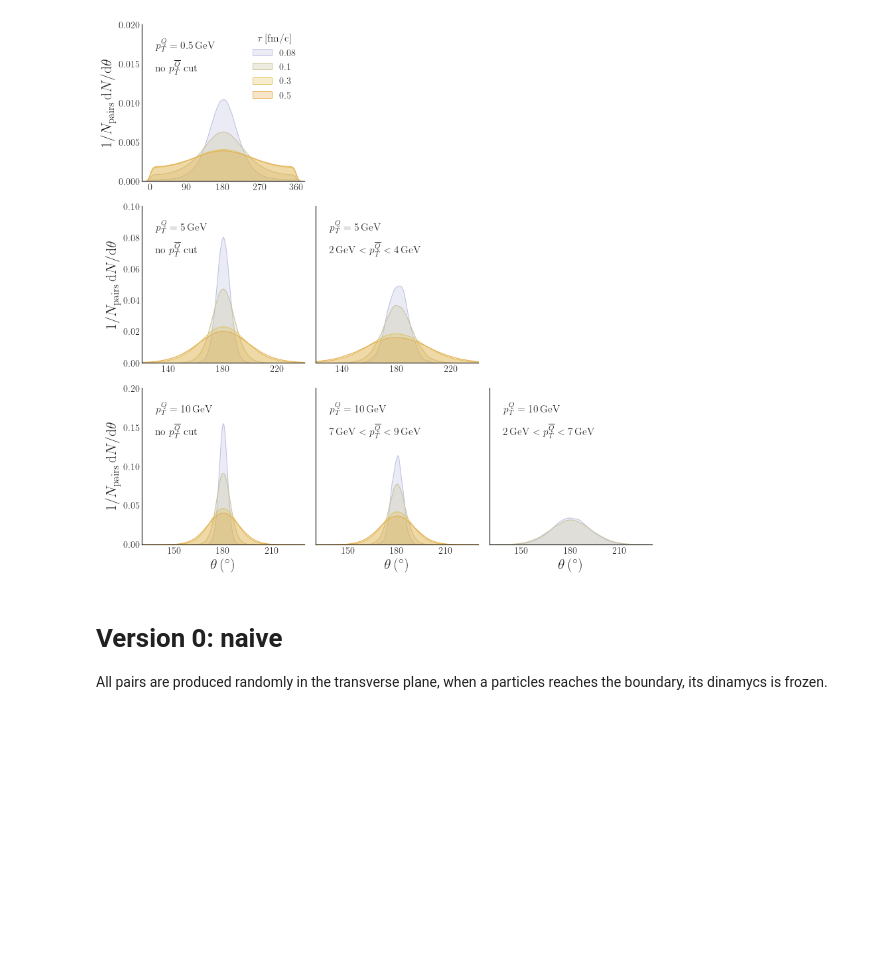
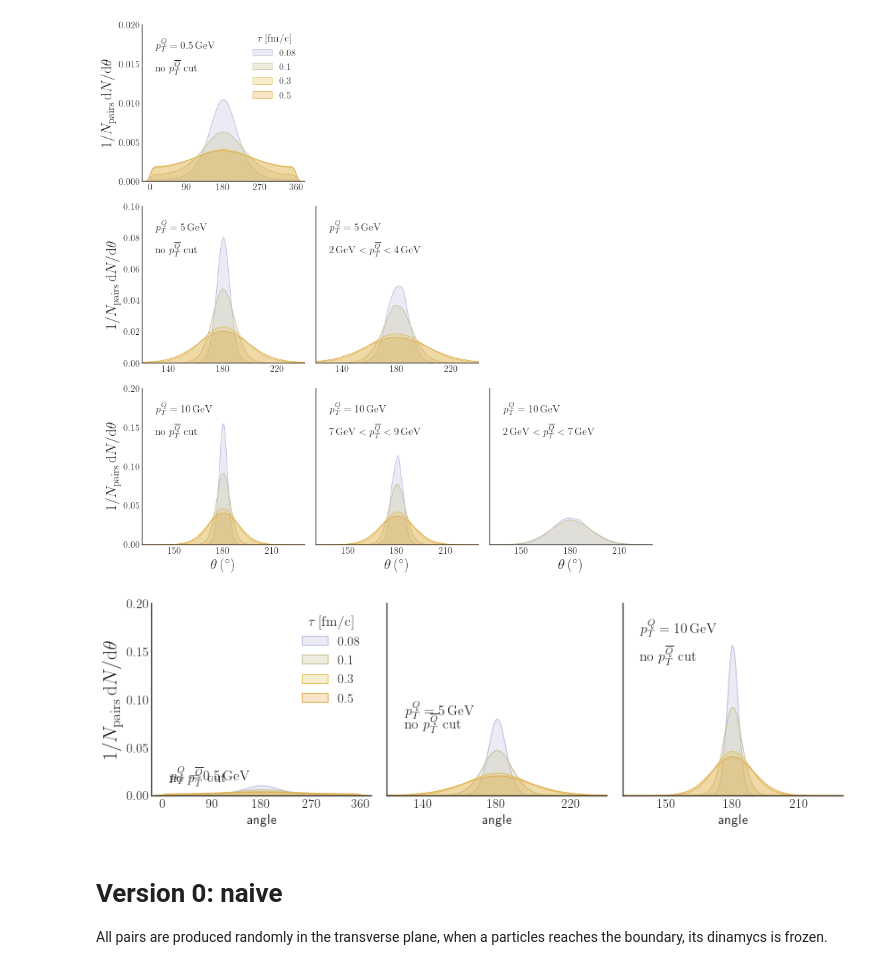
Before and after one commit to avramescudana/curraun, a Jupyter notebook: notebooks/Angular correlations of QQ pairs in Glasma.ipynb, the cells around one changed output. Saved outputs shown, nothing was run; the diff lists cells and outputs as text; code cells hidden in the pictures; blank space fills up the shorter version.

```diff
--- a/notebooks/Angular correlations of QQ pairs in Glasma.ipynb
+++ b/notebooks/Angular correlations of QQ pairs in Glasma.ipynb
@@ -778,5 +782,75 @@ fig.savefig('toy_dNdangle_angle_su3.png', dpi=600)
 # %% [output]
 [figure]
+# %%
+import seaborn as sns
+import matplotlib.pyplot as plt
+import matplotlib.colors
+from matplotlib.colors import LinearSegmentedColormap
+
+transparent_white = matplotlib.colors.colorConverter.to_rgba('white',alpha = 0)
+colors = ["#DA8042", "#E2AB4A", "#E1C45E", "#C8C198", "#BBC0E1", transparent_white]
+custom_cmap = LinearSegmentedColormap.from_list("custom_cmap", colors[::-1])
+
+nb_colors = len(taus)+2
+cm_subsection = np.linspace(0, 1, nb_colors)
+cmap_colors = [custom_cmap(x) for x in cm_subsection]
+custom_palette = sns.color_palette(cmap_colors[1:(len(cmap_colors)-1)])
+sns.set_palette(custom_palette)
+
+sns.set(rc={'text.usetex' : True})
+sns.set(font_scale = 1.3)
+sns.set_style("white")
+sns.set_style({"xtick.direction": "in","ytick.direction": "in"})
+sns.set_palette(custom_palette)
+
+fig, axes = plt.subplots(figsize=(12, 4), ncols=3, nrows=1, sharey='row')
+count = 0
+theta_limits = np.array([[-20, 380], [120,240], [130, 230]])
+dens_limits = np.array([[0, 0.02], [0, 0.1], [0, 0.2]])
+theta_ticks = np.array([[0, 90, 180, 270, 360] ,[140, 180, 220] ,[150, 180, 210]])
+# pT_cuts = np.array([[[],[] ,[]], [[] ,[2, 4] ,[]], [[] ,[7, 9] ,[2, 7]]])
+
+
+for j in range(3):
+    # if j==0:
+    for k in range(len(taus)):
+        df_tau = df[df['tau'] == taus[k]]
+        df_pTQ_cut = df_tau[df_tau['pTQ']==pTs_Q[j]]
+        sns.kdeplot(df_pTQ_cut["angle"], shade=True, alpha=0.3, linewidth=1, label=r"$%s$"%(taus[k]), ax=axes[j])
+
+    axes[j].set_xlim(theta_limits[j][0], theta_limits[j][1])
+    axes[j].set_xticks(theta_ticks[j])
+
+    axes[j].text(theta_limits[j][0]+8/100*(theta_limits[j][1]-theta_limits[j][0]), dens_limits[j][0]+85/100*(dens_limits[j][1]-dens_limits[j][0]), r"$p_T^Q=%s\,\mathrm{GeV}$"%(pTs_Q[j]))
+    axes[j].text(theta_limits[j][0]+8/100*(theta_limits[j][1]-theta_limits[j][0]), dens_limits[j][0]+70/100*(dens_limits[j][1]-dens_limits[j][0]), r'$\mathrm{no}\,\,p_T^{\overline{Q}}\,\,\mathrm{cut}$')
+    # else:
+    #     for k in range(len(taus)):
+    #         pT_low, pT_high = pT_cuts[i, j][0], pT_cuts[i, j][1]
+    #         df_tau = df[df['tau'] == taus[k]]
+    #         df_pTQ_cut = df_tau[df_tau['pTQ']==pTs_Q[i]]
+    #         df_pTQ_pTaQ_cut = df_pTQ_cut[df_pTQ_cut['pTaQ'].between(pT_low, pT_high, inclusive=False)]
+    #         sns.kdeplot(df_pTQ_pTaQ_cut["angle"], shade=True, alpha=0.3, linewidth=1, label=r"$%s$"%(taus[k]), ax=axes[j])
+
+    #     text = r"${}\,\mathrm{{GeV}}<p_T^{{\overline{{Q}}}}<{}\,\mathrm{{GeV}}$".format(str(pT_low), str(pT_high))
+    #     axes[j].text(theta_limits[i, j][0]+8/100*(theta_limits[i, j][1]-theta_limits[i, j][0]), dens_limits[i, j][0]+70/100*(dens_limits[i, j][1]-dens_limits[i, j][0]), text)
+
+
+    # axes[j].set_xlim(theta_limits[j][0], theta_limits[j][1])
+    # axes[j].set_xticks(theta_ticks[j])
+
+    #     axes[j].text(theta_limits[i, j][0]+8/100*(theta_limits[i, j][1]-theta_limits[i, j][0]), dens_limits[i, j][0]+85/100*(dens_limits[i, j][1]-dens_limits[i, j][0]), r"$p_T^Q=%s\,\mathrm{GeV}$"%(pTs_Q[i]))
+    if j==0:
+        axes[j].set_ylabel(r'$1/N_\mathrm{pairs}\,\mathrm{d}N/\mathrm{d}\theta$', fontsize = 22)
+    else:
+        axes[j].set_ylabel("")
+    axes[j].set_ylim(dens_limits[j][0], dens_limits[j][1])
+
+axes[0].legend(frameon=False, title=r'$\tau\,\mathrm{[fm/c]}$')
+sns.despine()
+
+plt.tight_layout()
+# %% [output]
+[figure, added]
 # %% [markdown]
 # Version 0: naive
 All pairs are produced randomly in the transverse plane, when a particles reaches the boundary, its dinamycs is frozen.
```
Also changed, not shown: parts of 3 cells of this notebook, 22 other files.
